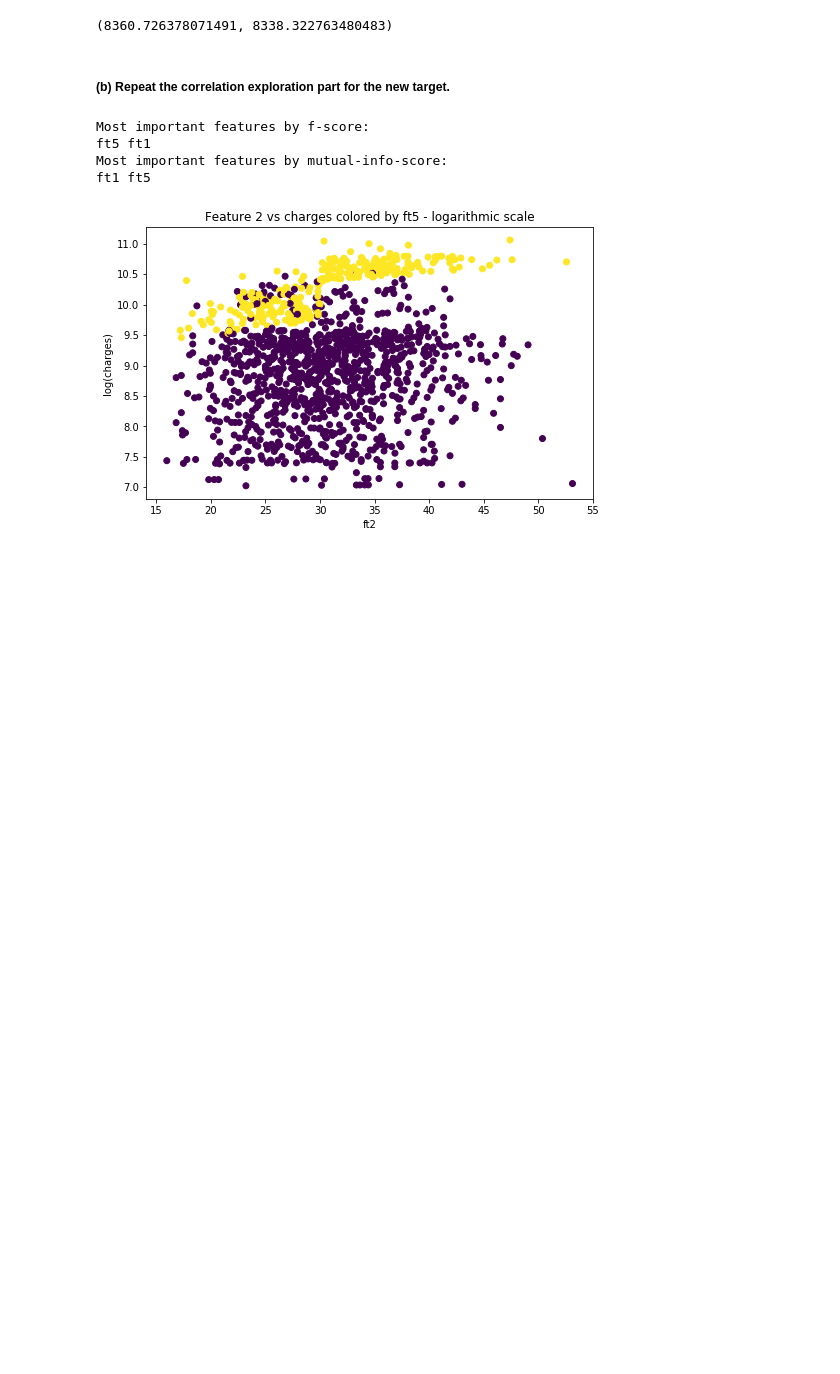
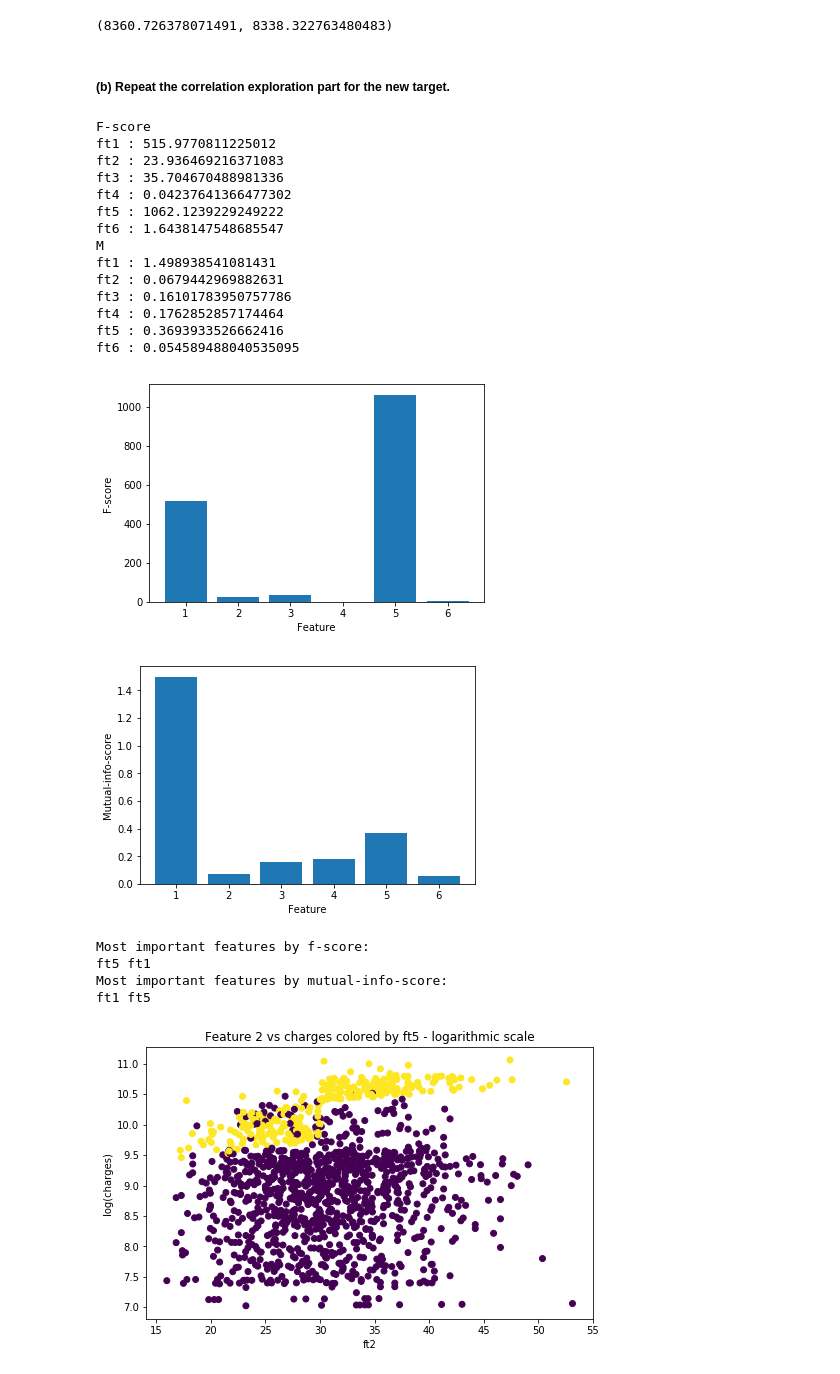
Before and after one commit to kehkashan22/ee219-project4, a Jupyter notebook: Dataset Tres.ipynb, the cells around one changed output. Cells and saved outputs as stored; diff of their text form; code cells hidden in the pictures; blank space fills up the shorter version.

```diff
--- a/Dataset Tres.ipynb
+++ b/Dataset Tres.ipynb
@@ -281,6 +350,48 @@ y7 = out7[:, -1:]
 # %%
 f7, p7 = f_regression(X7, np.ravel(logy(y7)))
 m7 = mutual_info_regression(X7, np.ravel(logy(y7)))
+# %%
+
+
+
+j = 1
+print("F-score")
+for i in f7:
+    print("ft{} : {}".format(j,i))
+    j+=1
+
+j=1
+print("M")
+for i in m7:
+    print("ft{} : {}".format(j,i))
+    j+=1
+
+plt.bar(range(1,7,1),f7)
+plt.xlabel("Feature")
+plt.ylabel("F-score")
+plt.show()
+
+plt.bar(range(1,7,1),m7)
+plt.xlabel("Feature")
+plt.ylabel("Mutual-info-score")
+plt.show()
+# %% [output]
+F-score
+ft1 : 515.9770811225012
+ft2 : 23.936469216371083
+ft3 : 35.704670488981336
+ft4 : 0.04237641366477302
+ft5 : 1062.1239229249222
+ft6 : 1.6438147548685547
+M
+ft1 : 1.498938541081431
+ft2 : 0.0679442969882631
+ft3 : 0.16101783950757786
+ft4 : 0.1762852857174464
+ft5 : 0.3693933526662416
+ft6 : 0.054589488040535095
+[figure, added]
+[figure, added]
 # %%
 if1_7, if2_7 = top2(f7)
 im1_7, im2_7 = top2(m7)
```
Also changed, not shown: parts of 7 cells of this notebook.
